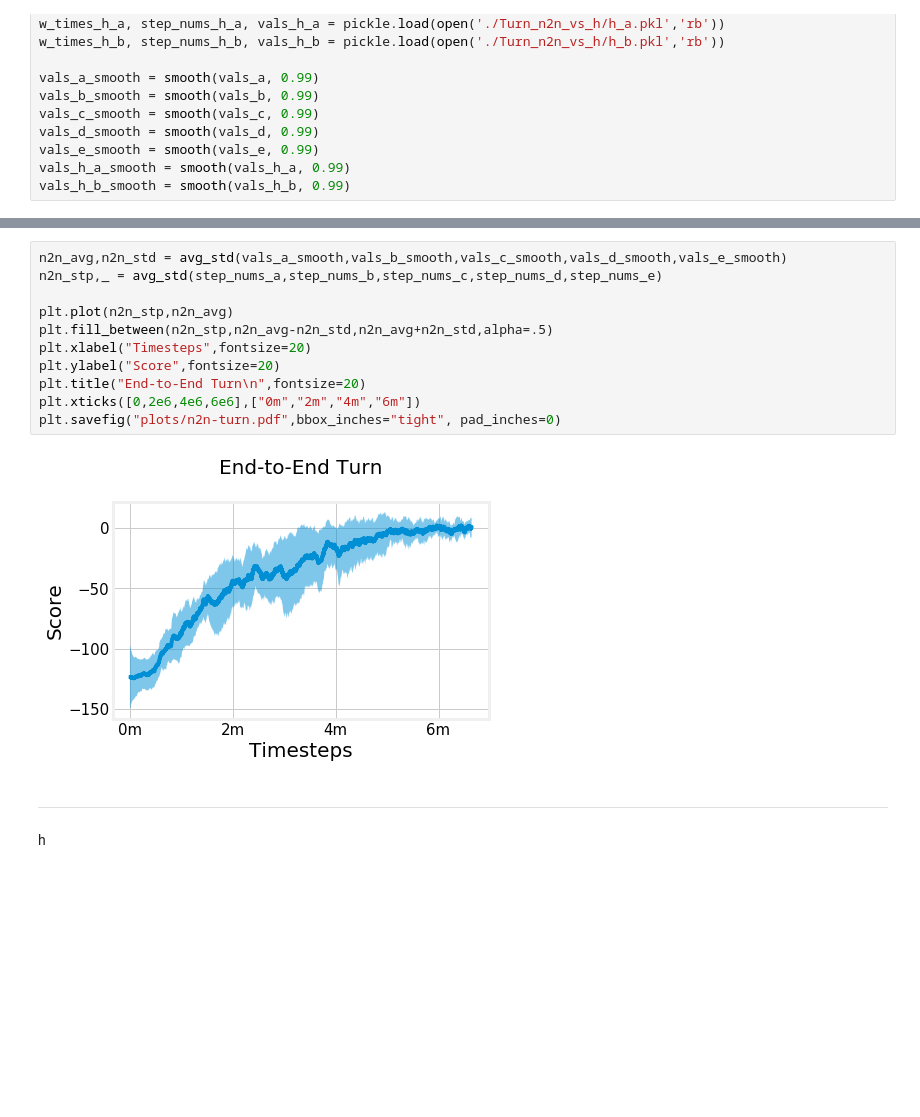
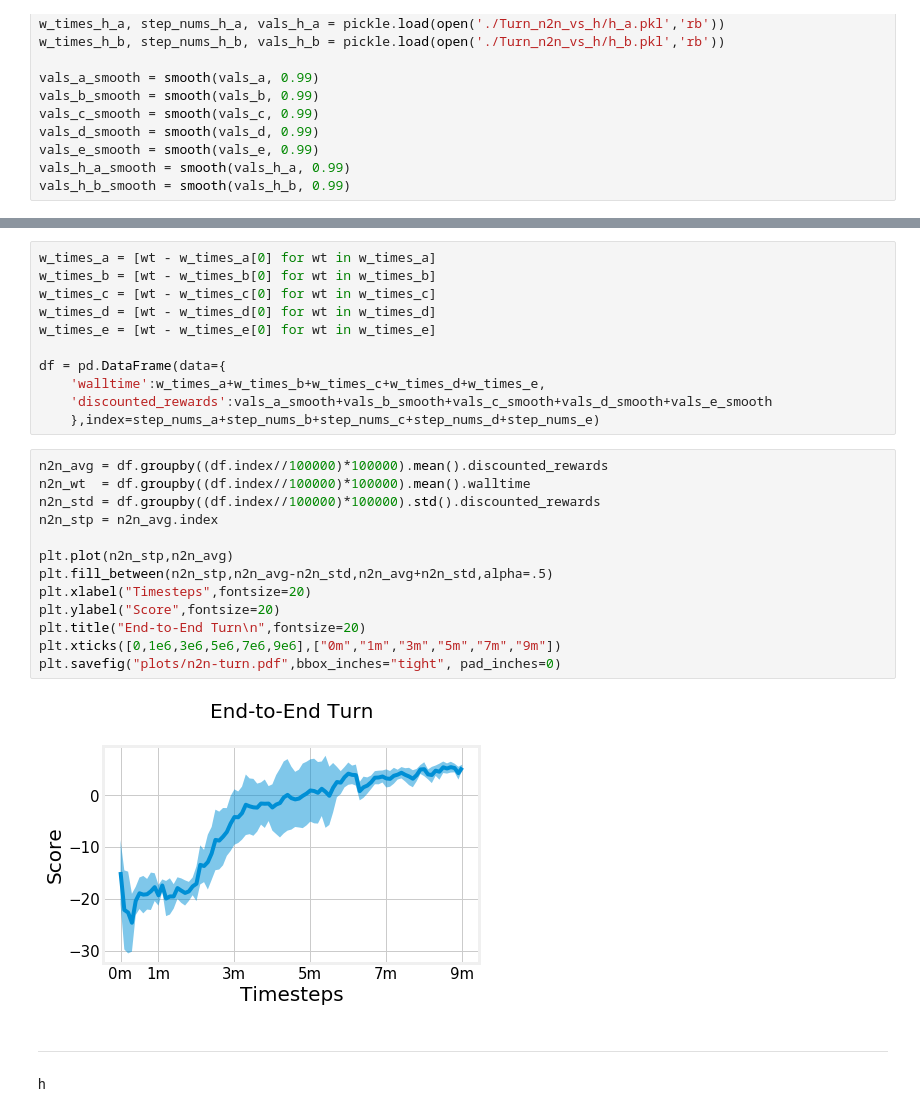
Before and after one commit to NotAnyMike/HRL, a Jupyter notebook: notebooks/Plots.ipynb, the cells around one changed output, grey strips where cells are left out. Cells and saved outputs as stored; diff of their text form; blank space fills up the shorter version.

```diff
--- a/notebooks/Plots.ipynb
+++ b/notebooks/Plots.ipynb
@@ -195,16 +210,29 @@ plt.plot(step_nums_e, vals_e_smooth,alpha=0.5)
+# %%
+w_times_a = [wt - w_times_a[0] for wt in w_times_a]
+w_times_b = [wt - w_times_b[0] for wt in w_times_b]
+w_times_c = [wt - w_times_c[0] for wt in w_times_c]
+w_times_d = [wt - w_times_d[0] for wt in w_times_d]
+w_times_e = [wt - w_times_e[0] for wt in w_times_e]
+
+df = pd.DataFrame(data={
+    'walltime':w_times_a+w_times_b+w_times_c+w_times_d+w_times_e,
+    'discounted_rewards':vals_a_smooth+vals_b_smooth+vals_c_smooth+vals_d_smooth+vals_e_smooth
+    },index=step_nums_a+step_nums_b+step_nums_c+step_nums_d+step_nums_e)
 # %%
-n2n_avg,n2n_std = avg_std(vals_a_smooth,vals_b_smooth,vals_c_smooth,vals_d_smooth,vals_e_smooth)
-n2n_stp,_ = avg_std(step_nums_a,step_nums_b,step_nums_c,step_nums_d,step_nums_e)
+n2n_avg = df.groupby((df.index//100000)*100000).mean().discounted_rewards
+n2n_wt  = df.groupby((df.index//100000)*100000).mean().walltime
+n2n_std = df.groupby((df.index//100000)*100000).std().discounted_rewards
+n2n_stp = n2n_avg.index
 
 plt.plot(n2n_stp,n2n_avg)
 plt.fill_between(n2n_stp,n2n_avg-n2n_std,n2n_avg+n2n_std,alpha=.5)
 plt.xlabel("Timesteps",fontsize=20)
 plt.ylabel("Score",fontsize=20)
 plt.title("End-to-End Turn\n",fontsize=20)
-plt.xticks([0,2e6,4e6,6e6],["0m","2m","4m","6m"])
+plt.xticks([0,1e6,3e6,5e6,7e6,9e6],["0m","1m","3m","5m","7m","9m"])
 plt.savefig("plots/n2n-turn.pdf",bbox_inches="tight", pad_inches=0)
 # %% [output]
-[figure, old version]
+[figure, new version]
 # %% [markdown]
 ---
 h
```
Also changed, not shown: parts of 21 cells of this notebook, 10 other files.
